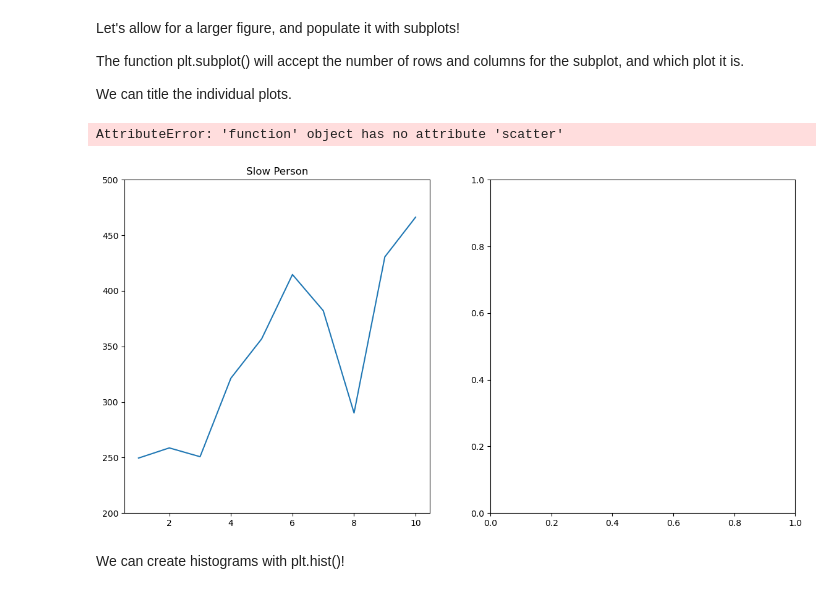
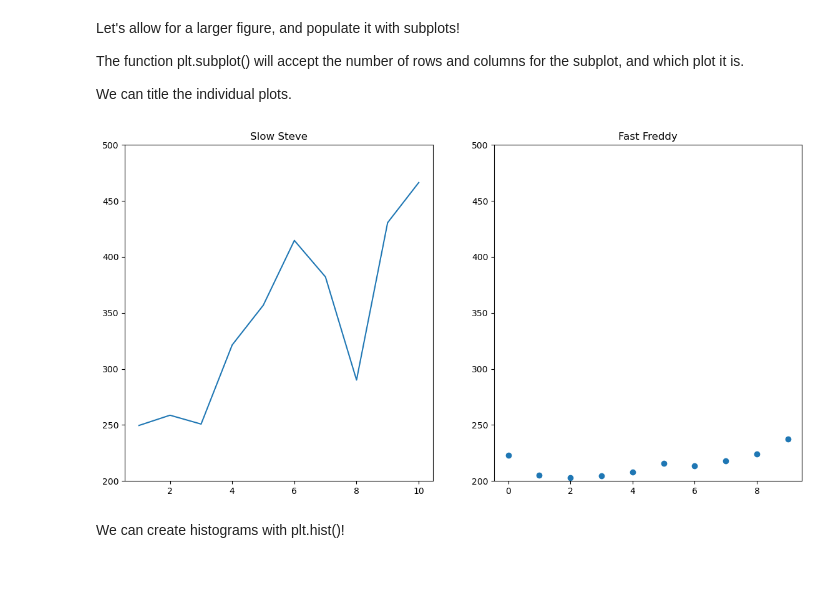
Before and after one commit to Marc-Aradillas/numpy-pandas-visualization-exercises, a Jupyter notebook: matplotlib_lesson.ipynb, the cells around one changed output. Saved outputs shown, nothing was run; the diff lists cells and outputs as text; code cells hidden in the pictures.

```diff
--- a/matplotlib_lesson.ipynb
+++ b/matplotlib_lesson.ipynb
@@ -144,22 +144,21 @@ We can title the individual plots.
 # %%
 plt.figure(figsize = (14, 7))
 
 #Define my first subplot
 plt.subplot(1, 2, 1)
 plt.plot(ss_one.reaction)
 plt.ylim(200, 500)
-plt.title('Slow Person')
+plt.title('Slow Steve')
 
 #Define my second suplot
 plt.subplot(1, 2, 2)
-plt.plot.scatter(ss_two.reaction)
+plt.scatter(ss_two.days, ss_two.reaction)
 plt.ylim(200, 500)
 plt.title('Fast Freddy')
 
 plt.show()
 # %% [output]
-AttributeError: 'function' object has no attribute 'scatter'
-[figure, old version]
+[figure, new version]
 # %% [markdown]
 We can create histograms with plt.hist()!
 # %%
```
Also changed, not shown: 5 other files.
